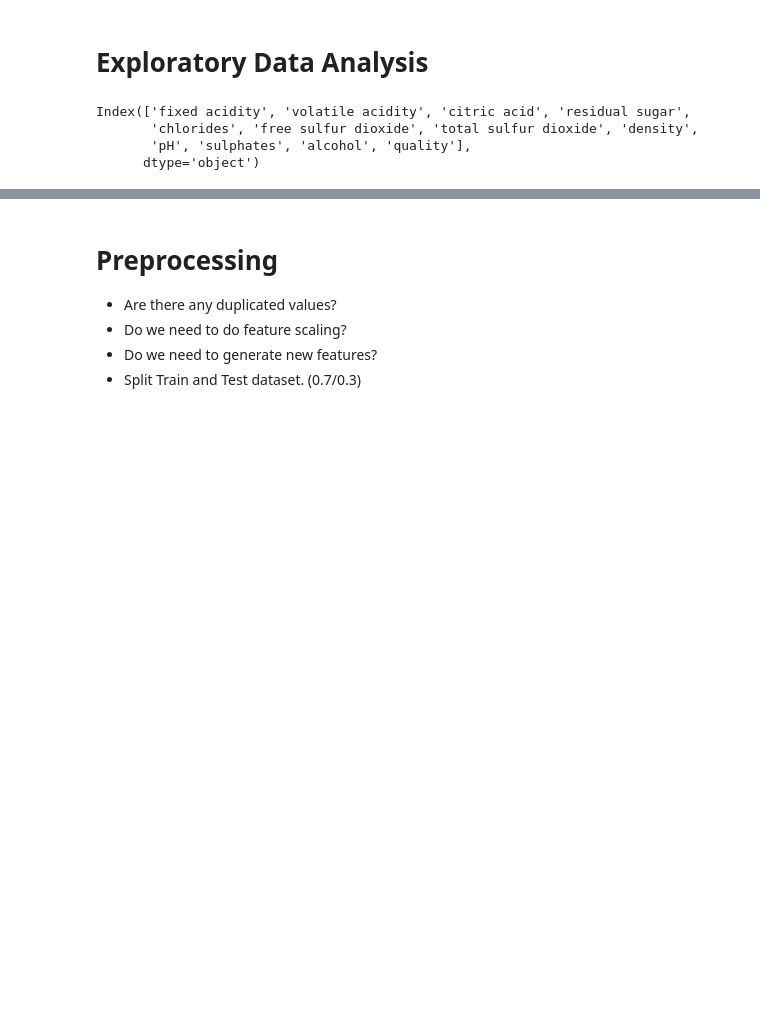
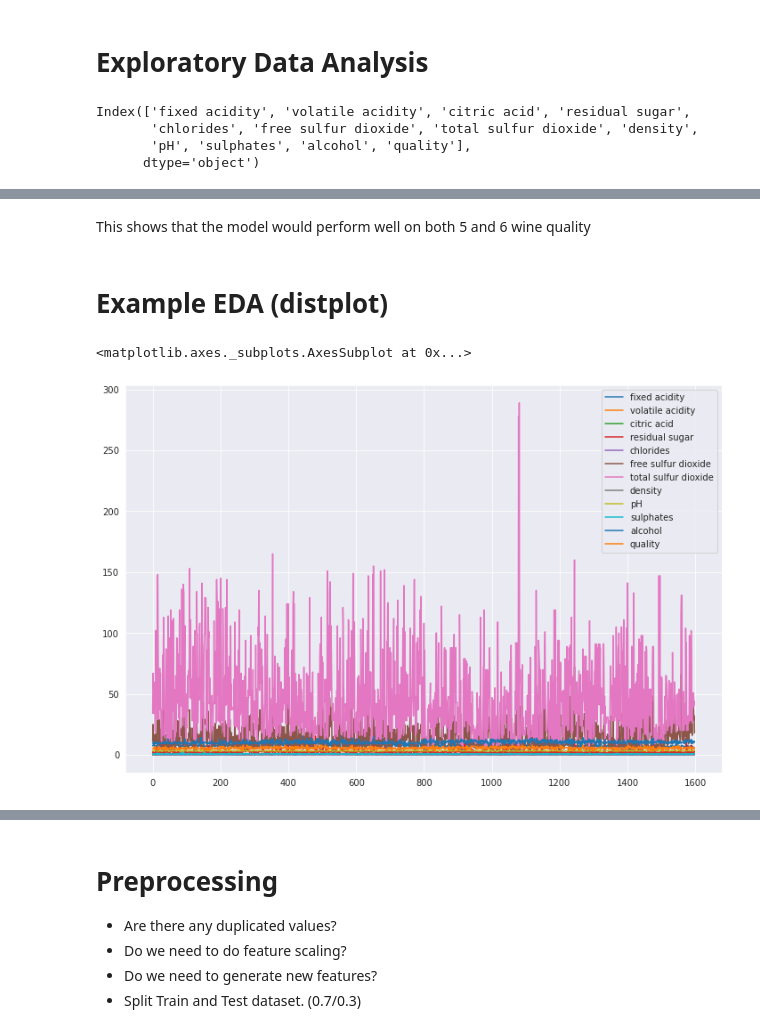
Before and after one commit to busgandy/Global-AI-Hub, a Jupyter notebook: Lesson 5 (13-11-20)/Project 2/19-11-2020 ML Course Nigeria Project 'Busayo Olushola'.ipynb, the cells around one changed output, grey strips where cells are left out. Saved outputs shown, nothing was run; the diff lists cells and outputs as text; code cells hidden in the pictures; blank space fills up the shorter version.

```diff
--- a/Lesson 5 (13-11-20)/Project 2/19-11-2020 ML Course Nigeria Project 'Busayo Olushola'.ipynb
+++ b/Lesson 5 (13-11-20)/Project 2/19-11-2020 ML Course Nigeria Project 'Busayo Olushola'.ipynb
@@ -138,0 +185,9 @@ Text(0.5, 0, 'Quality')
+# %% [markdown]
+This shows that the model would perform well on both 5 and 6 wine quality
+# %% [markdown]
+# Example EDA (distplot)
+# %%
+data.plot(figsize=(12,8))
+# %% [output]
+<matplotlib.axes._subplots.AxesSubplot at 0x...>
+[figure, added]
```
Also changed, not shown: parts of 137 cells of this notebook.
